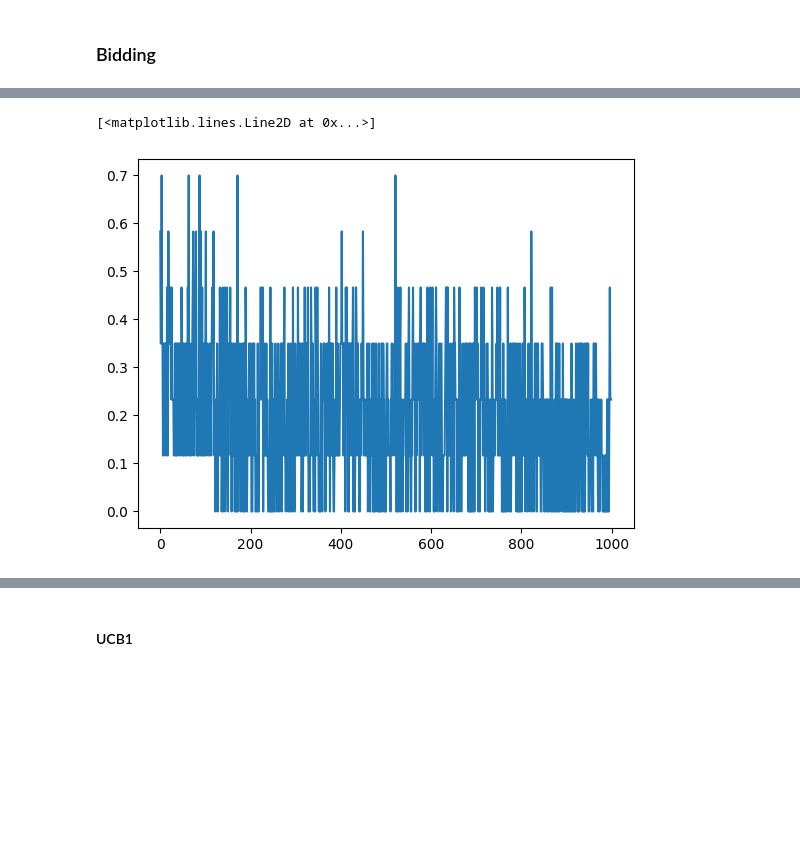
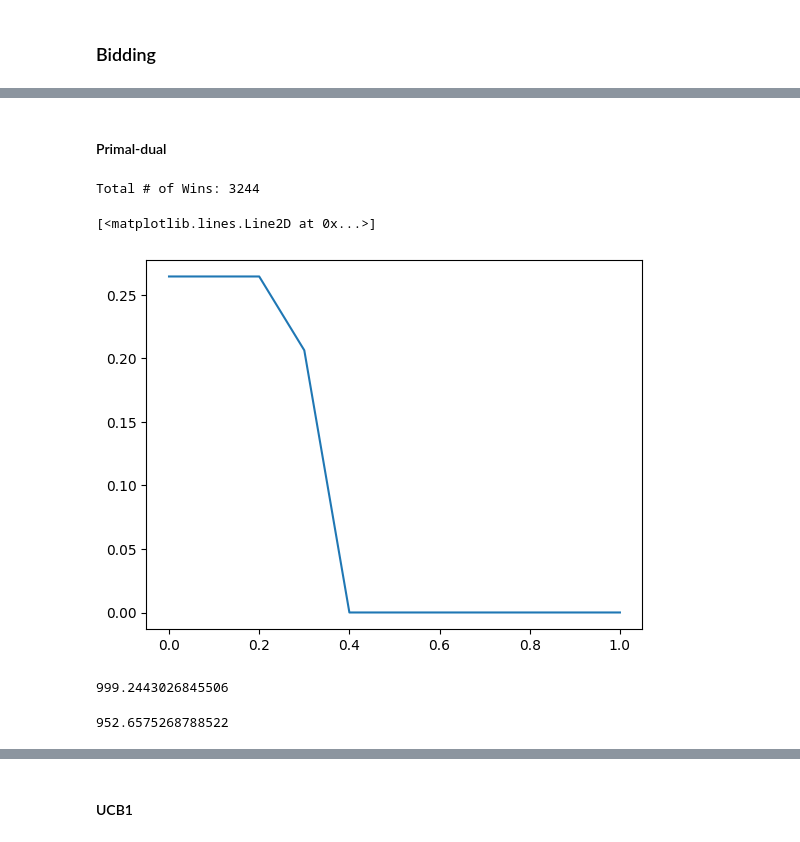
Before and after one commit to tommaso1giordano/OLAProject, a Jupyter notebook: project.ipynb, the cells around one changed output, grey strips where cells are left out. Cells and saved outputs as stored; diff of their text form; code cells hidden in the pictures; blank space fills up the shorter version.

Commit message:
added primal-dual

```diff
--- a/project.ipynb
+++ b/project.ipynb
@@ -150,13 +150,13 @@ plt.show()
 # params
 np.random.seed(42)
 n_adv = 4 #excluding us
-T = 1000
-budget = 100
+T = 30_000
+budget = 1000
 valuation = 0.7
 lambdaS = 0.9 #for all advertisers
 q = 0.9 #for all advertisers
-bids_mean = [0.1, 0.5, 0.3, 0.2]
-bids_std = [0.1, 0.1, 0.1, 0.1]
+bids_mean = [0.1, 0.2, 0.3, 0.2]
+bids_std = [0.01, 0.01, 0.01, 0.01]
 # %%
 class Auction:
     def __init__(self, *args, **kwargs):
@@ -286,5 +224,2 @@ Spent:  18.78
-# %%
-plt.plot(agent_bids)
-# %% [output]
-[<matplotlib.lines.Line2D at 0x...>]
-[figure, removed]
+# %% [markdown]
+#### Primal-dual
@@ -290,0 +278,46 @@ plt.plot(agent_bids)
+# %%
+eta = 50/np.sqrt(T) # from theory
+available_bids = np.linspace(0,1,11)
+agent = FFMultiplicativePacingAgent(bids_set = available_bids,
+                                    valuation=valuation,
+                                    budget=budget,
+                                    T=T,
+                                    eta=eta)
+
+auction = SecondPriceAuction(np.ones(n_adv+1))
+
+utilities = np.array([])
+my_bids = np.array([])
+my_payments = np.array([])
+total_wins = 0
+
+for u in range(T):
+    # interaction
+    my_bid = agent.bid()
+    allBids = np.array(my_bid)
+    allBids = np.append(allBids, bids[:,u])
+    winners, payments_per_click = auction.round(bids=allBids)
+    my_win = int(winners==0)
+    f_t, c_t = (valuation-maxBid[u])*my_win, maxBid[u]*my_win
+    agent.update(f_t, c_t, maxBid[u])
+    # logging
+    utilities = np.append(utilities, f_t)
+    my_bids = np.append(my_bids, my_bid)
+    my_payments = np.append(my_payments, c_t)
+    total_wins+=my_win
+print(f'Total # of Wins: {total_wins}')
+# %% [output]
+Total # of Wins: 3244
+# %%
+plt.plot(available_bids, agent.hedge.x_t)
+# %% [output]
+[<matplotlib.lines.Line2D at 0x...>]
+[figure, added]
+# %%
+clairvoyant[2].sum()
+# %% [output]
+999.2443026845506
+# %%
+budget-agent.budget
+# %% [output]
+952.6575268788522
```
Also changed, not shown: parts of 9 cells of this notebook.
